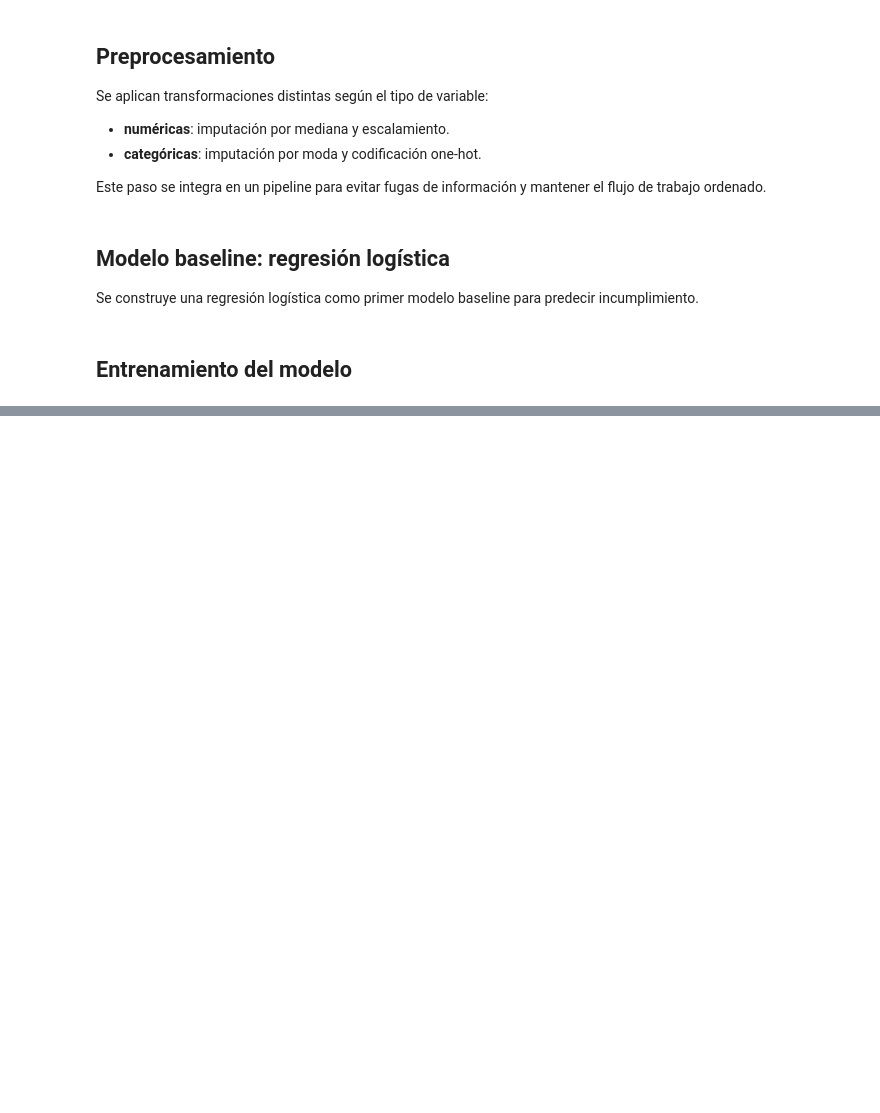
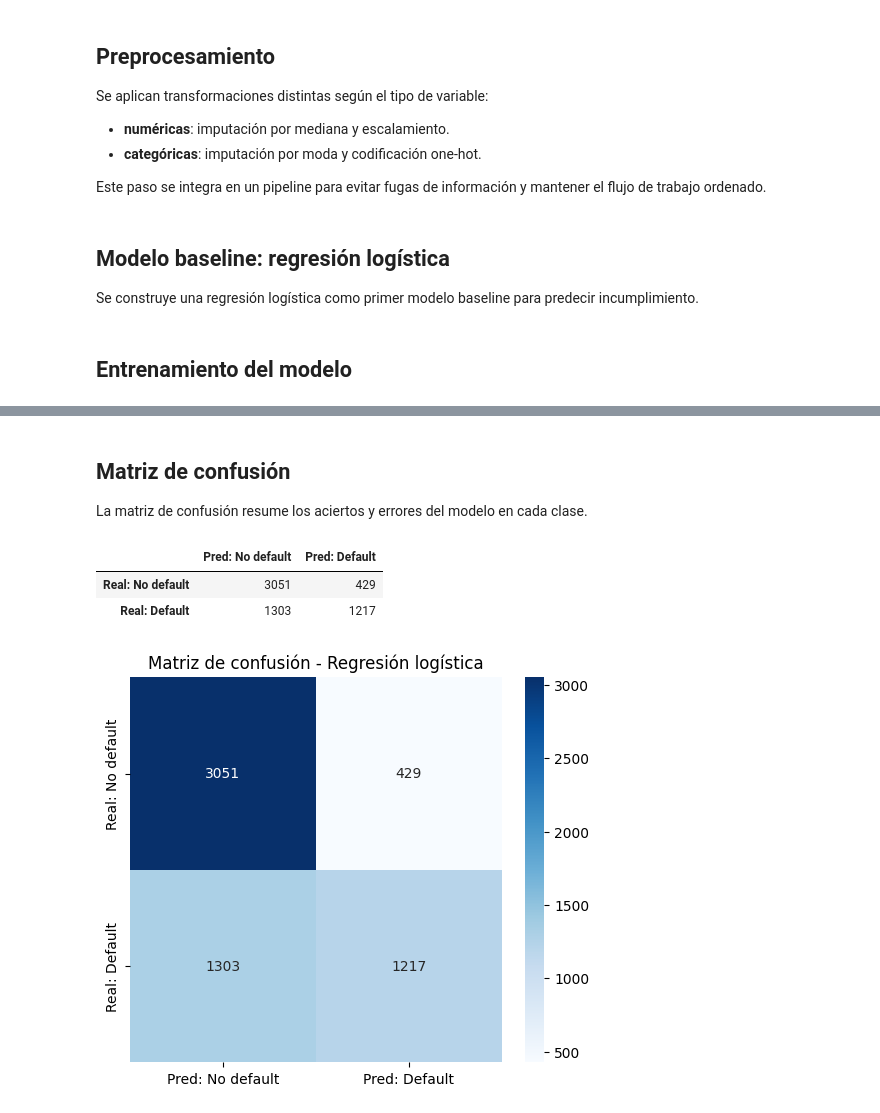
Before and after one commit to DanyQJ/Servicio_social, a Jupyter notebook: notebooks/007_Regresion_Logisitica_datos_balanceados.ipynb, the cells around one changed output, grey strips where cells are left out. Drawn from its saved outputs; the diff is of its cells as text; code cells hidden in the pictures; blank space fills up the shorter version.

```diff
--- a/notebooks/007_Regresion_Logisitica_datos_balanceados.ipynb
+++ b/notebooks/007_Regresion_Logisitica_datos_balanceados.ipynb
@@ -200,6 +214,5 @@ log_reg = Pipeline(steps=[
 # %% [markdown]
 ## Entrenamiento del modelo
 # %%
-log_reg.fit(x_tra
-            in,y_train)
+log_reg.fit(X_train,y_train)
 # %% [output]
@@ -206,0 +243,3 @@ NameError: name 'x_train' is not defined
+# %%
+y_pred = log_reg.predict(X_test)
+y_proba = log_reg.predict_proba(X_test)[:, 1]
@@ -206,0 +311,23 @@ NameError: name 'x_train' is not defined
+# %% [markdown]
+## Matriz de confusión
+
+La matriz de confusión resume los aciertos y errores del modelo en cada clase.
+# %%
+cm = confusion_matrix(y_test, y_pred)
+cm_df = pd.DataFrame(
+    cm,
+    index=["Real: No default", "Real: Default"],
+    columns=["Pred: No default", "Pred: Default"]
+)
+cm_df
+# %% [output]
+|  | Pred: No default | Pred: Default |
+| Real: No default | 3051 | 429 |
+| Real: Default | 1303 | 1217 |
+# %%
+plt.figure(figsize=(6, 5))
+sns.heatmap(cm_df, annot=True, fmt="d", cmap="Blues")
+plt.title("Matriz de confusión - Regresión logística")
+plt.show()
+# %% [output]
+[figure, added]
```
Also changed, not shown: parts of 24 cells of this notebook, 1 other file.
